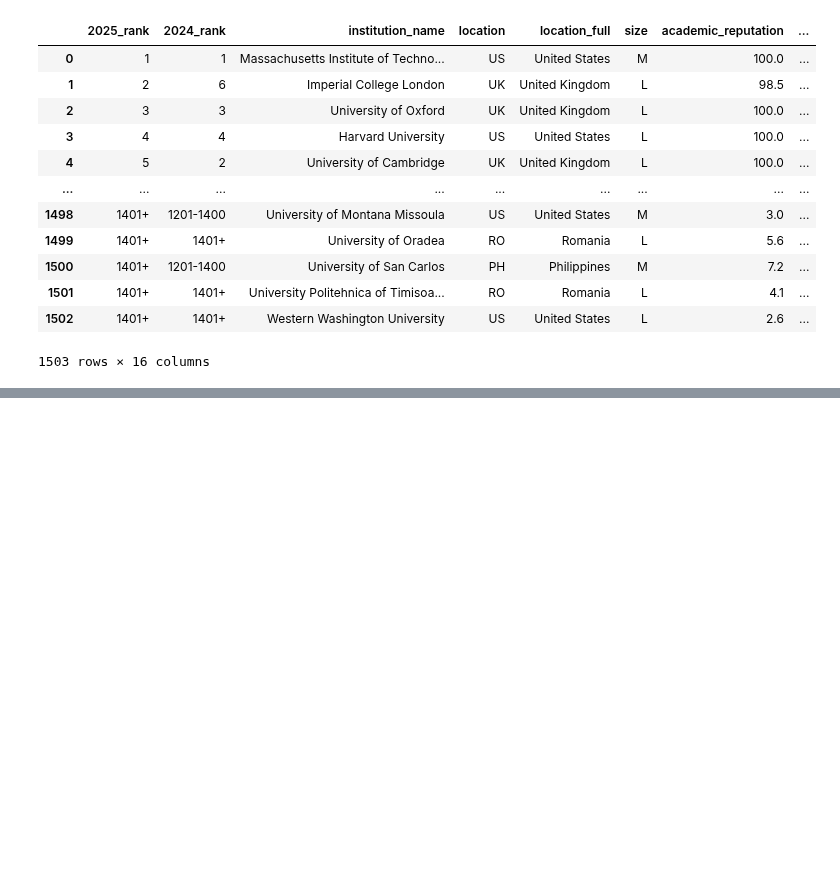
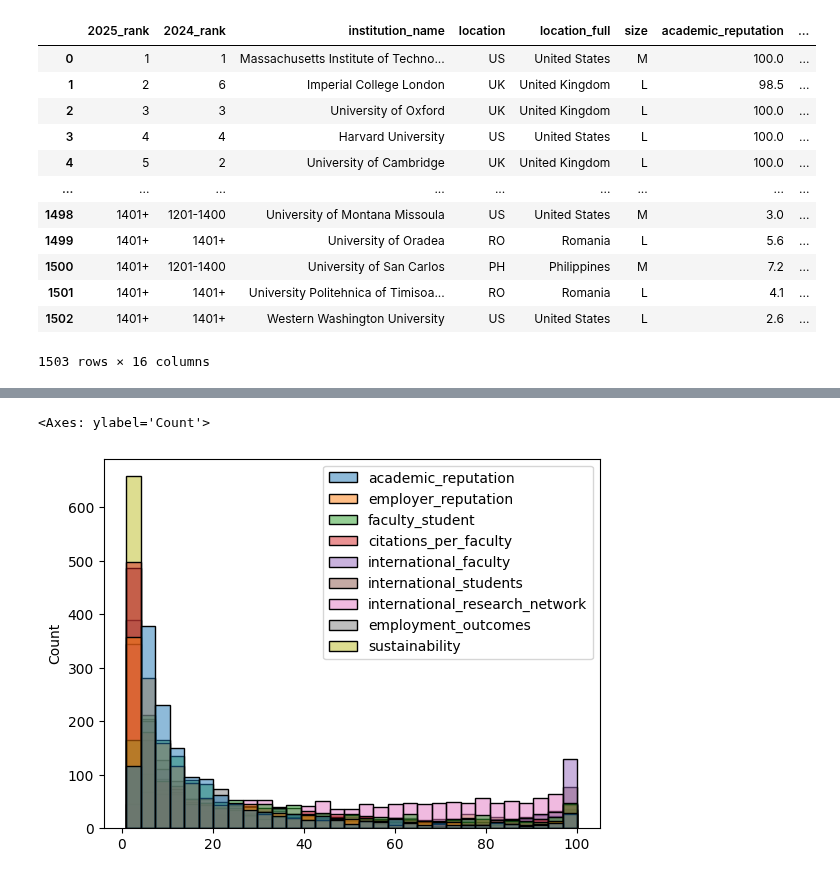
Before and after one commit to thezachdrake/UMD-INST760-Summer2024, a Jupyter notebook: notebooks/Roberts_Notebook.ipynb, the cells around one changed output, grey strips where cells are left out. Saved outputs shown, nothing was run; the diff lists cells and outputs as text; code cells hidden in the pictures; blank space fills up the shorter version.

```diff
--- a/notebooks/Roberts_Notebook.ipynb
+++ b/notebooks/Roberts_Notebook.ipynb
@@ -22,0 +33,5 @@ df
+# %%
+sns.histplot(df)
+# %% [output]
+<Axes: ylabel='Count'>
+[figure, added]
```
Also changed, not shown: parts of 14 cells of this notebook.
